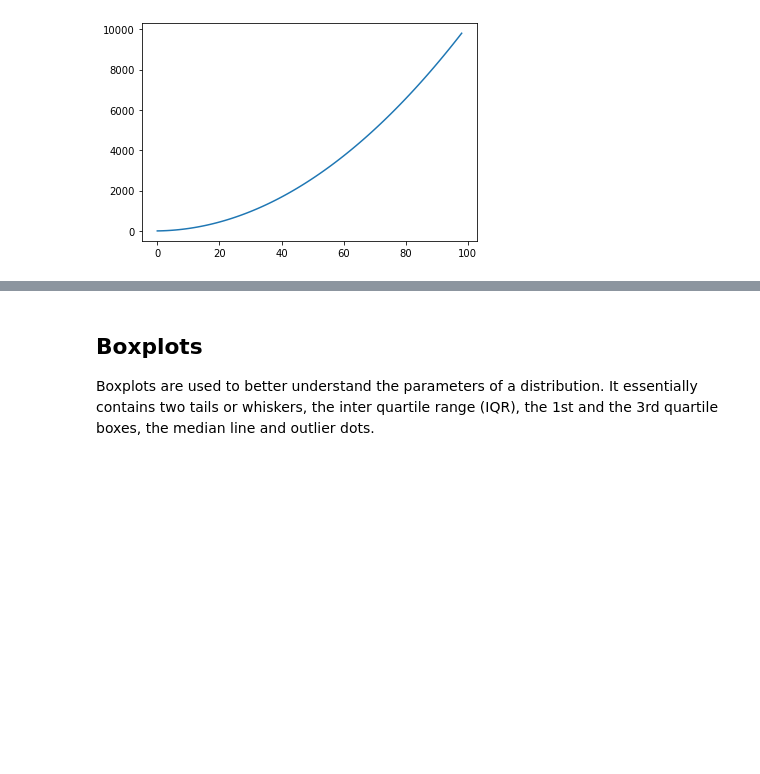
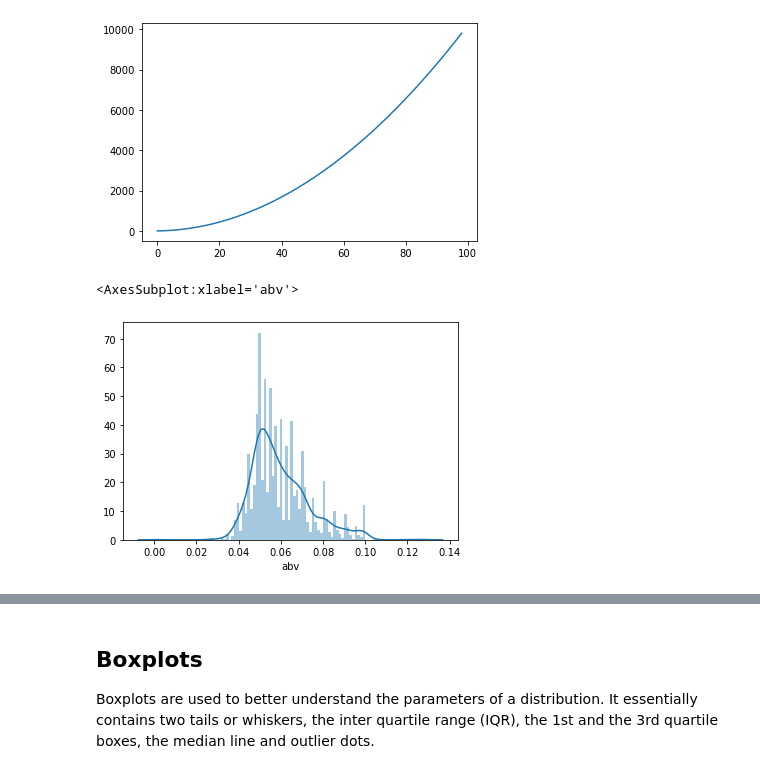
Before and after one commit to frenzytejask98/ML_TA_IIITB_2020, a Jupyter notebook: September_18/data_visualisation.ipynb, the cells around one changed output, grey strips where cells are left out. Cells and saved outputs as stored; diff of their text form; code cells hidden in the pictures; blank space fills up the shorter version.

```diff
--- a/September_18/data_visualisation.ipynb
+++ b/September_18/data_visualisation.ipynb
@@ -95,3 +89,9 @@ plt.plot(np.power(np.arange(1, 100, 1), 2))
 plt.show()
 # %% [output]
 [figure]
+# %%
+beer = pd.read_csv("beers.csv")
+sns.distplot(beer.abv, bins = 100)
+# %% [output]
+<AxesSubplot:xlabel='abv'>
+[figure, added]
```
Also changed, not shown: parts of 30 cells of this notebook.
